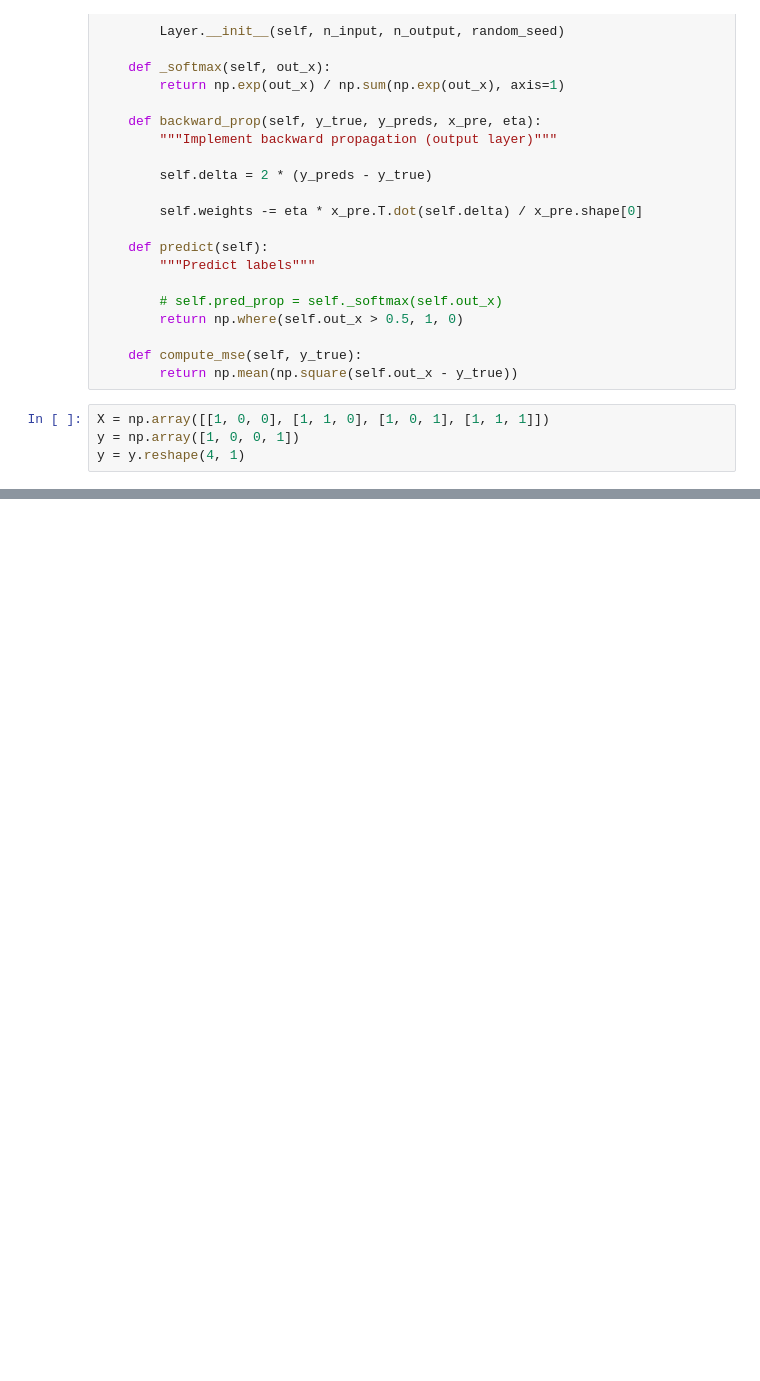
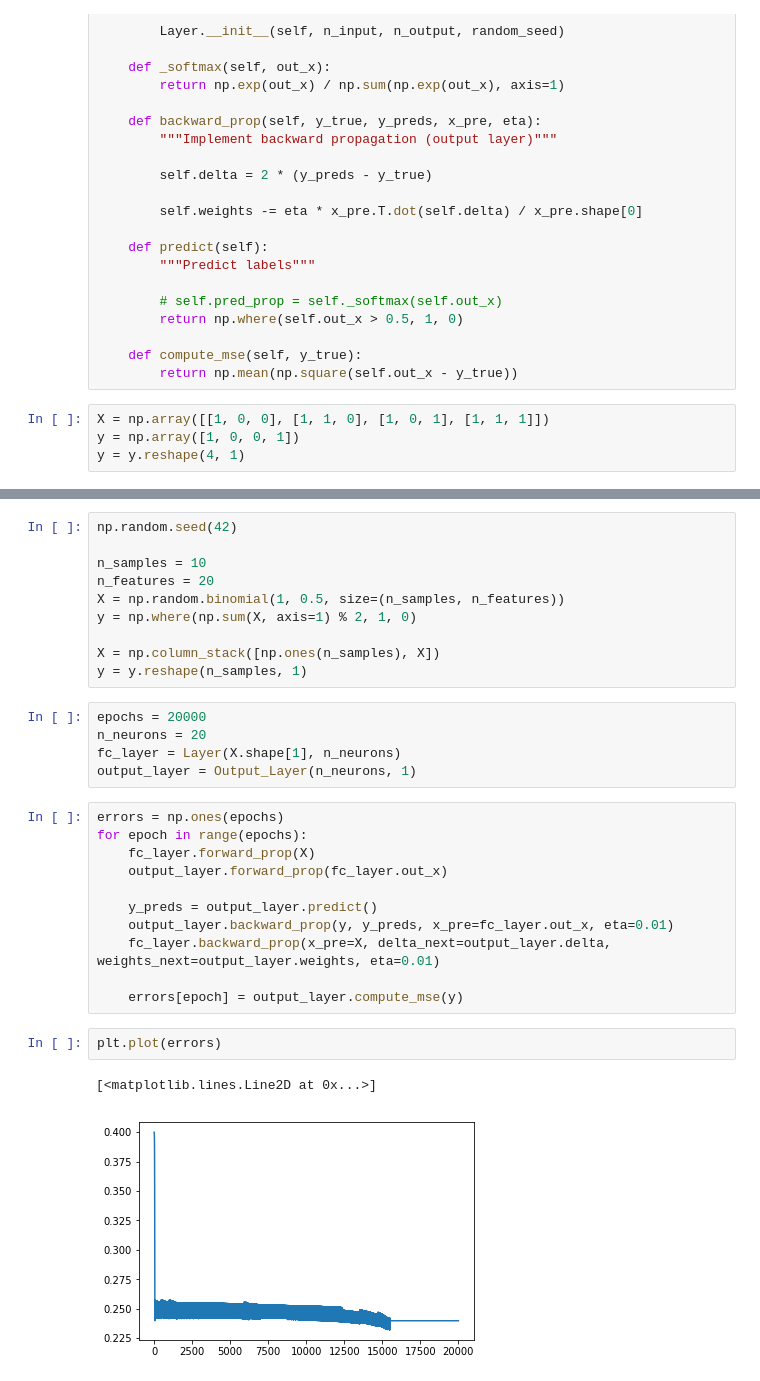
Before and after one commit to slchangtw/machine_learning_Jacobs, a Jupyter notebook: MLP.ipynb, the cells around one changed output, grey strips where cells are left out. Cells and saved outputs as stored; diff of their text form; blank space fills up the shorter version.

```diff
--- a/MLP.ipynb
+++ b/MLP.ipynb
@@ -87,0 +153,31 @@ plt.plot(errors)
+# %%
+np.random.seed(42)
+
+n_samples = 10
+n_features = 20
+X = np.random.binomial(1, 0.5, size=(n_samples, n_features))
+y = np.where(np.sum(X, axis=1) % 2, 1, 0)
+
+X = np.column_stack([np.ones(n_samples), X])
+y = y.reshape(n_samples, 1)
+# %%
+epochs = 20000
+n_neurons = 20
+fc_layer = Layer(X.shape[1], n_neurons)
+output_layer = Output_Layer(n_neurons, 1)
+# %%
+errors = np.ones(epochs)
+for epoch in range(epochs):
+    fc_layer.forward_prop(X)
+    output_layer.forward_prop(fc_layer.out_x)
+
+    y_preds = output_layer.predict()
+    output_layer.backward_prop(y, y_preds, x_pre=fc_layer.out_x, eta=0.01)
+    fc_layer.backward_prop(x_pre=X, delta_next=output_layer.delta, weights_next=output_layer.weights, eta=0.01)
+
+    errors[epoch] = output_layer.compute_mse(y)
+# %%
+plt.plot(errors)
+# %% [output]
+[<matplotlib.lines.Line2D at 0x...>]
+[figure, added]
```
Also changed, not shown: parts of 15 cells of this notebook.
